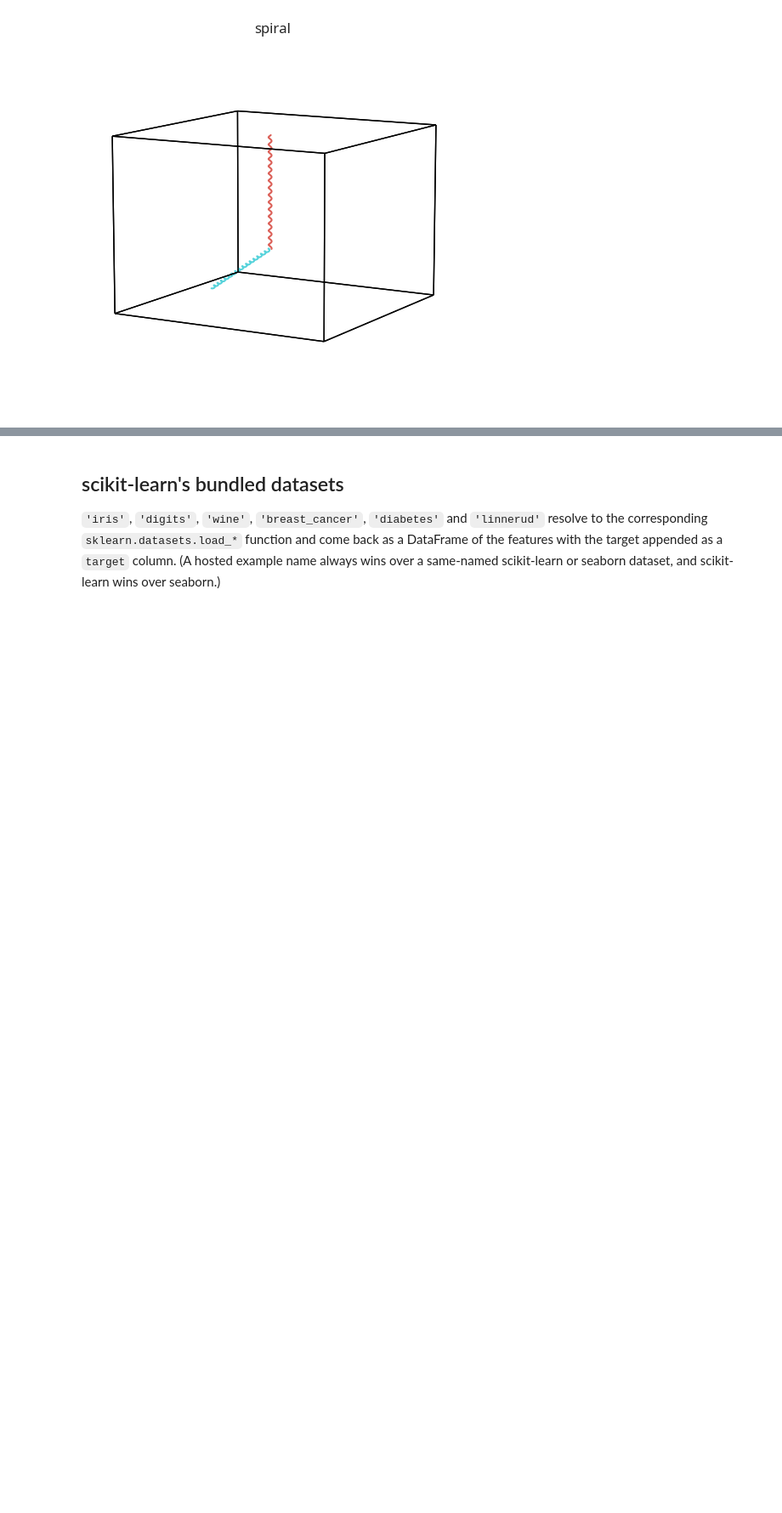
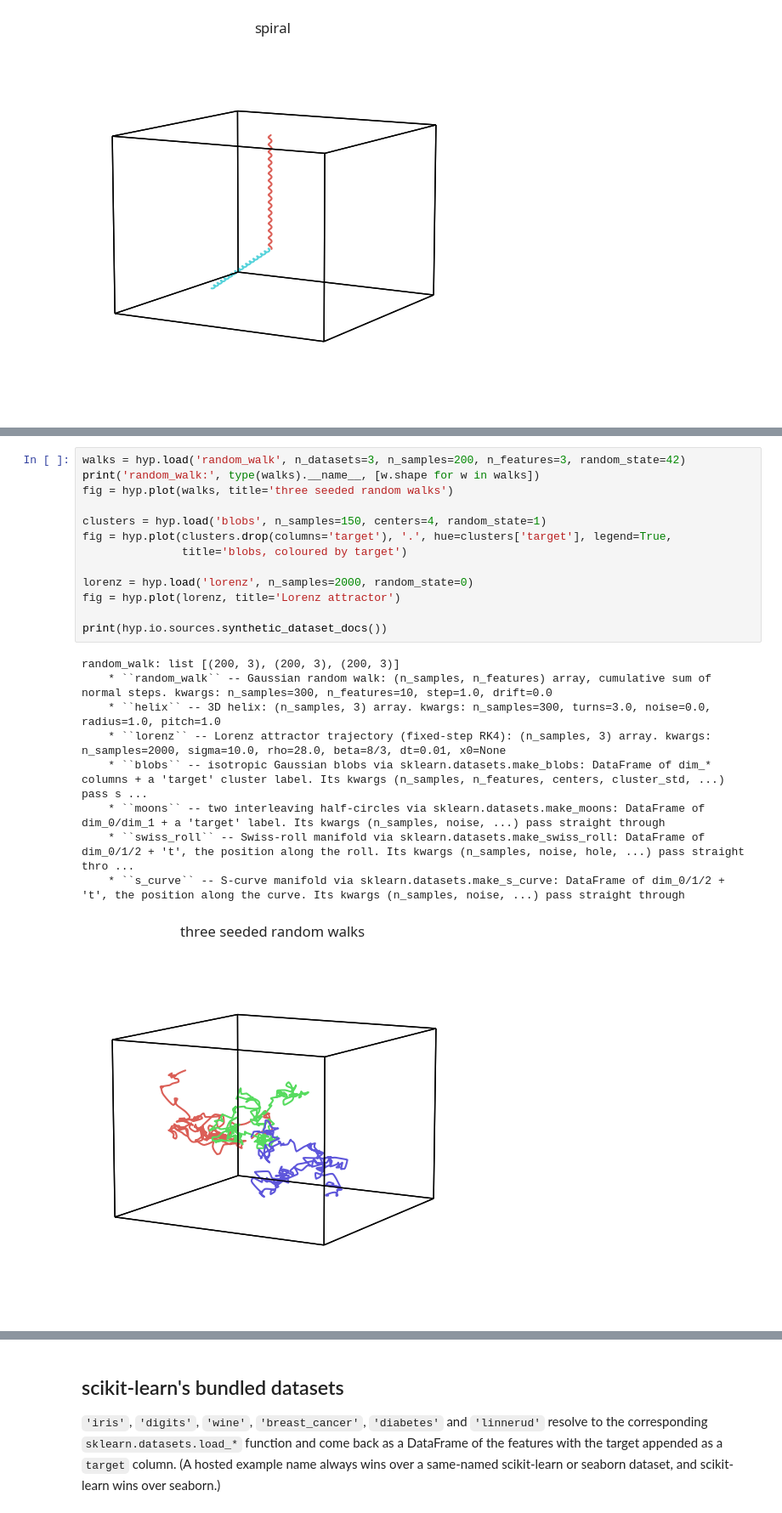
Before and after one commit to ContextLab/hypertools, a Jupyter notebook: docs/tutorials/io.ipynb, the cells around one changed output, grey strips where cells are left out. Shown at 85% size. Drawn from its saved outputs; the diff is of its cells as text; blank space fills up the shorter version.

```diff
--- a/docs/tutorials/io.ipynb
+++ b/docs/tutorials/io.ipynb
@@ -35,0 +40,23 @@ spiral:         list [(1000, 3), (1000, 3)]
+# %%
+walks = hyp.load('random_walk', n_datasets=3, n_samples=200, n_features=3, random_state=42)
+print('random_walk:', type(walks).__name__, [w.shape for w in walks])
+fig = hyp.plot(walks, title='three seeded random walks')
+
+clusters = hyp.load('blobs', n_samples=150, centers=4, random_state=1)
+fig = hyp.plot(clusters.drop(columns='target'), '.', hue=clusters['target'], legend=True,
+               title='blobs, coloured by target')
+
+lorenz = hyp.load('lorenz', n_samples=2000, random_state=0)
+fig = hyp.plot(lorenz, title='Lorenz attractor')
+
+print(hyp.io.sources.synthetic_dataset_docs())
+# %% [output]
+random_walk: list [(200, 3), (200, 3), (200, 3)]
+    * ``random_walk`` -- Gaussian random walk: (n_samples, n_features) array, cumulative sum of normal steps. kwargs: n_samples=300, n_features=10, step=1.0, drift=0.0
+    * ``helix`` -- 3D helix: (n_samples, 3) array. kwargs: n_samples=300, turns=3.0, noise=0.0, radius=1.0, pitch=1.0
+    * ``lorenz`` -- Lorenz attractor trajectory (fixed-step RK4): (n_samples, 3) array. kwargs: n_samples=2000, sigma=10.0, rho=28.0, beta=8/3, dt=0.01, x0=None
+    * ``blobs`` -- isotropic Gaussian blobs via sklearn.datasets.make_blobs: DataFrame of dim_* columns + a 'target' cluster label. Its kwargs (n_samples, n_features, centers, cluster_std, ...) pass s ...
+    * ``moons`` -- two interleaving half-circles via sklearn.datasets.make_moons: DataFrame of dim_0/dim_1 + a 'target' label. Its kwargs (n_samples, noise, ...) pass straight through
+    * ``swiss_roll`` -- Swiss-roll manifold via sklearn.datasets.make_swiss_roll: DataFrame of dim_0/1/2 + 't', the position along the roll. Its kwargs (n_samples, noise, hole, ...) pass straight thro ...
+    * ``s_curve`` -- S-curve manifold via sklearn.datasets.make_s_curve: DataFrame of dim_0/1/2 + 't', the position along the curve. Its kwargs (n_samples, noise, ...) pass straight through
+[figure, added]
```
Also changed, not shown: parts of 8 cells of this notebook, 1 other file.
